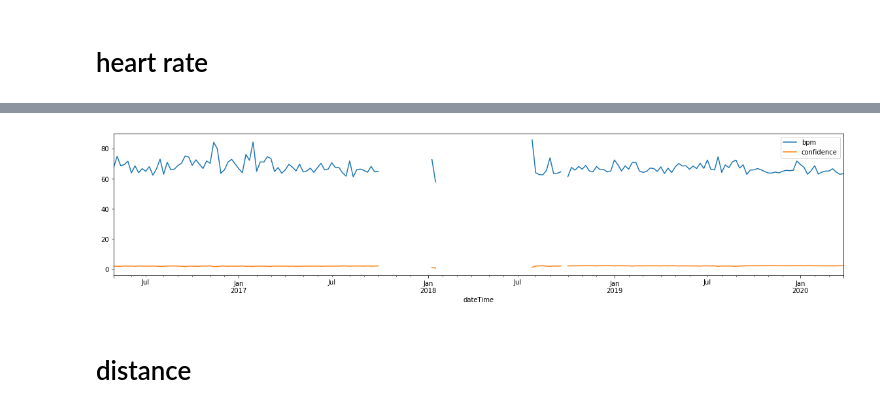
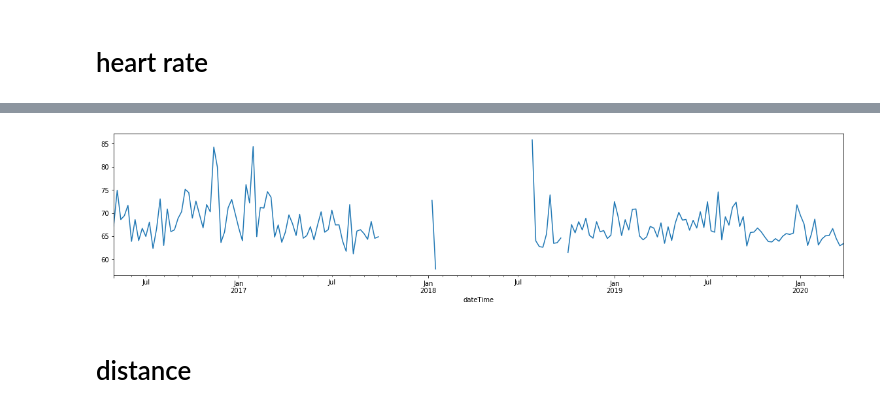
Before and after one commit to DanCorley/fitbit_data, a Jupyter notebook: fitbit.ipynb, the cells around one changed output, grey strips where cells are left out. Cells and saved outputs as stored; diff of their text form; code cells hidden in the pictures.

Commit message:
modify streamlit loading, resample plot

```diff
--- a/fitbit.ipynb
+++ b/fitbit.ipynb
@@ -109,3 +86 @@ Wall time: 17.2 s
-# %%
-heart_df.set_index('dateTime', inplace=True)
 # %%
@@ -115,7 +103,7 @@ array([0, 1, 2, 3])
 # %%
-heart_df.resample('w').mean().plot(figsize=(20,4));
+heart_df.bpm.resample('w').mean().plot(figsize=(20,4));
 # %% [output]
-[figure, old version]
+[figure, new version]
 # %% [markdown]
 # distance
 # %%
```
Also changed, not shown: parts of 19 cells of this notebook, 1 other file.
